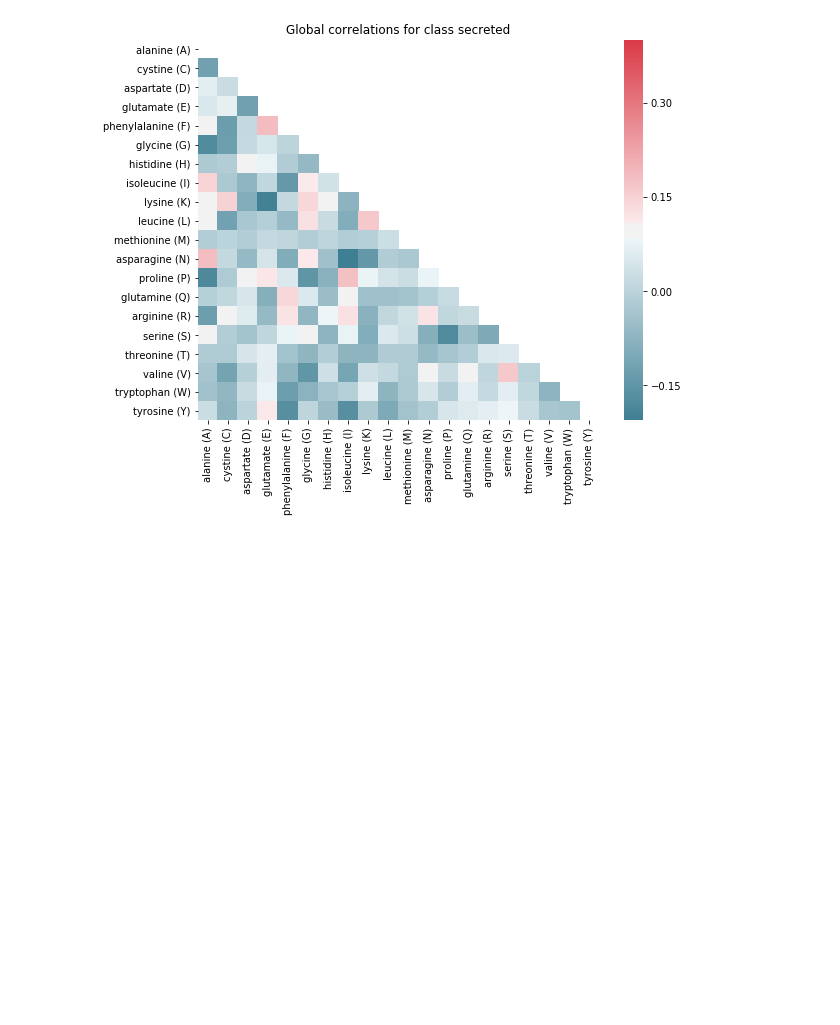
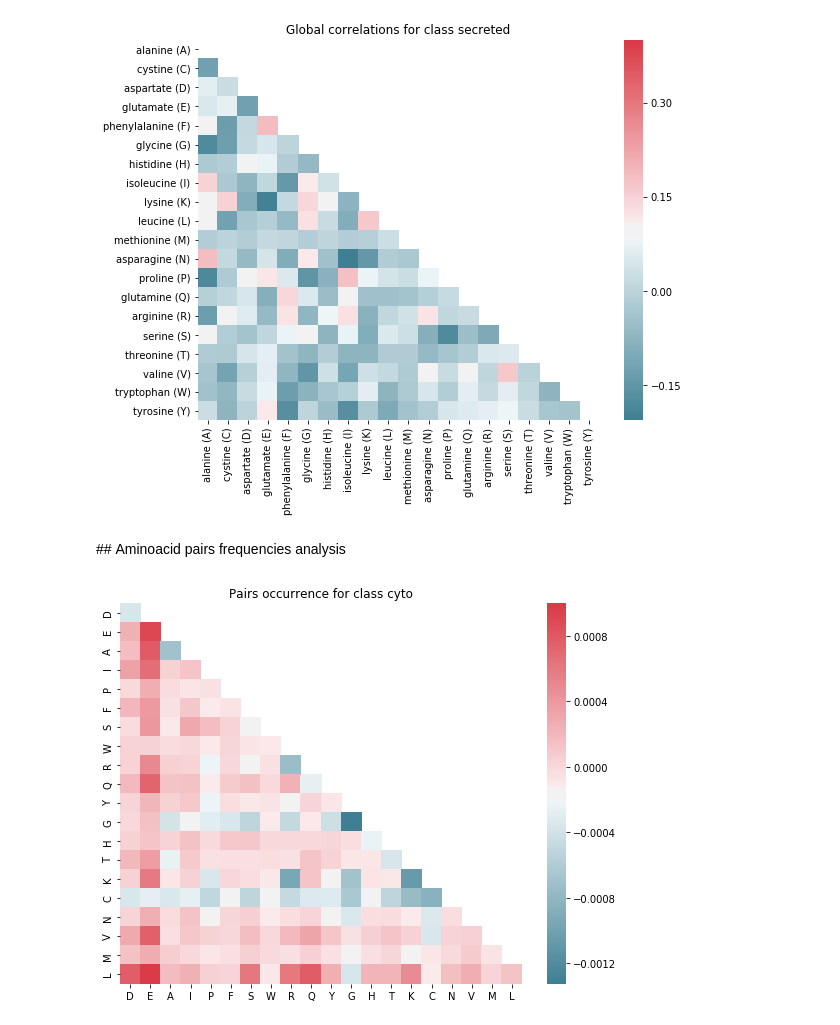
Before and after one commit to mathisgentine/predicting-subcellular-location, a Jupyter notebook: src/eda.ipynb, the cells around one changed output. Drawn from its saved outputs; the diff is of its cells as text; code cells hidden in the pictures; blank space fills up the shorter version.

```diff
--- a/src/eda.ipynb
+++ b/src/eda.ipynb
@@ -129,3 +153,13 @@ aminoacid_corr_heatmap(df_train_dummy,
                        title='Global correlations for class {}'.format(class_dict_inv[3]))
 # %% [output]
 [figure]
+# %% [markdown]
+## Aminoacid pairs frequencies analysis
+# %%
+aminoacid_pairs_heatmap(df_train_dummy[df_train_dummy['class_0'] != 1],
+                       df_train_dummy[df_train_dummy['class_0'] == 1],
+                       freq_key='counts_pairs_',
+                       title='Pairs occurrence for class {}'.format(class_dict_inv[0]),
+                       vmax=.001)
+# %% [output]
+[figure, added]
```
Also changed, not shown: parts of 14 cells of this notebook, 4 other files.
